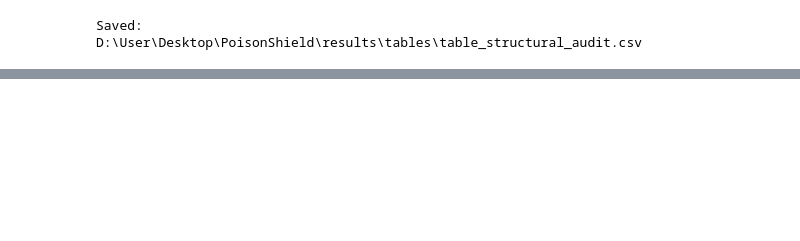
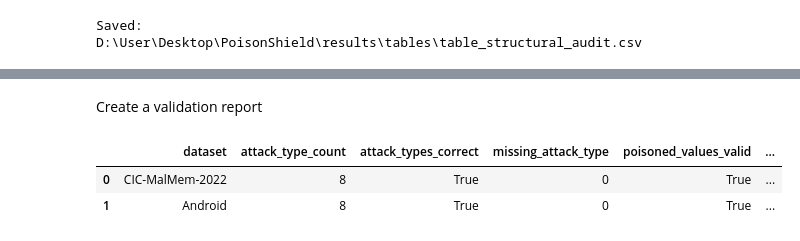
Before and after one commit to alokmuskan/PoisonShield, a Jupyter notebook: notebooks/01_dataset_audit.ipynb, the cells around one changed output, grey strips where cells are left out. Saved outputs shown, nothing was run; the diff lists cells and outputs as text; code cells hidden in the pictures; blank space fills up the shorter version.

```diff
--- a/notebooks/01_dataset_audit.ipynb
+++ b/notebooks/01_dataset_audit.ipynb
@@ -555,0 +802,42 @@ D:\User\Desktop\PoisonShield\results\tables\table_structural_audit.csv
+# %% [markdown]
+Create a validation report
+# %%
+validation_checks = []
+
+for name, df in {
+    "CIC-MalMem-2022": malmem,
+    "Android": android
+}.items():
+
+    attack_types = set(df["attack_type"].dropna().unique())
+
+    expected_attack_types = {
+        "clean",
+        "backdoor_injection",
+        "feature_poisoning",
+        "gaussian_noise_injection",
+        "label_flipping",
+        "missing_value_injection",
+        "sample_duplication",
+        "outlier_injection"
+    }
+
+    validation_checks.append({
+        "dataset": name,
+        "attack_type_count": len(attack_types),
+        "attack_types_correct": attack_types == expected_attack_types,
+        "missing_attack_type": int(df["attack_type"].isna().sum()),
+        "poisoned_values_valid": set(df["poisoned"].unique()) == {0, 1},
+        "poisoned_definition_valid": (
+            df["poisoned"]
+            == (df["attack_type"] != "clean").astype(int)
+        ).all()
+    })
+
+validation_report = pd.DataFrame(validation_checks)
+
+display(validation_report)
+# %% [output]
+|  | dataset | attack_type_count | attack_types_correct | missing_attack_type | poisoned_values_valid | ... |
+| 0 | CIC-MalMem-2022 | 8 | True | 0 | True | ... |
+| 1 | Android | 8 | True | 0 | True | ... |
```
Also changed, not shown: parts of 19 cells of this notebook, 2 other files.
